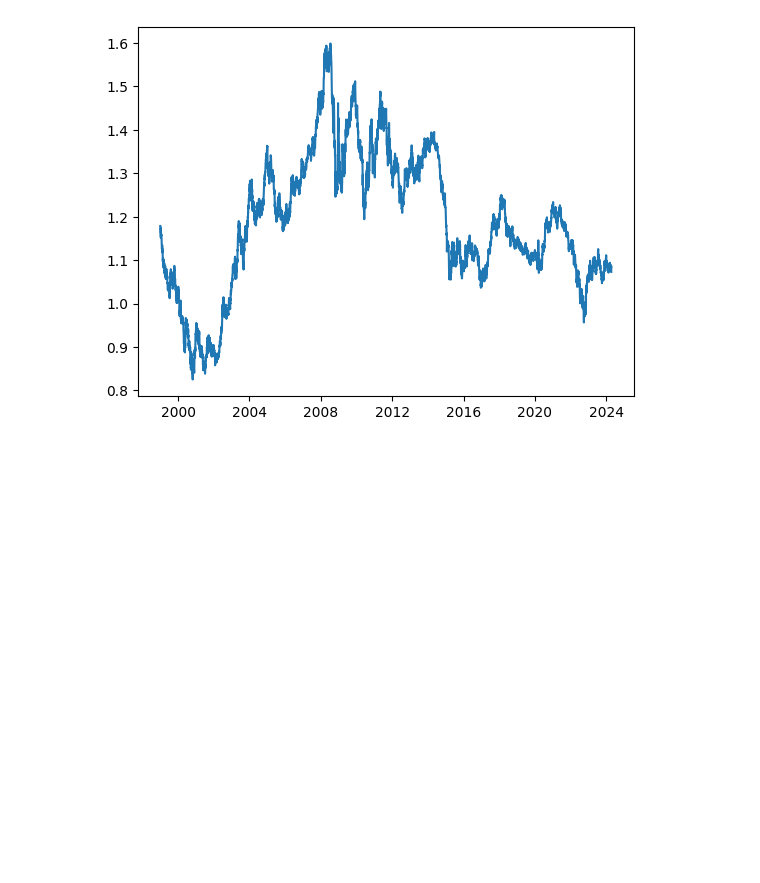
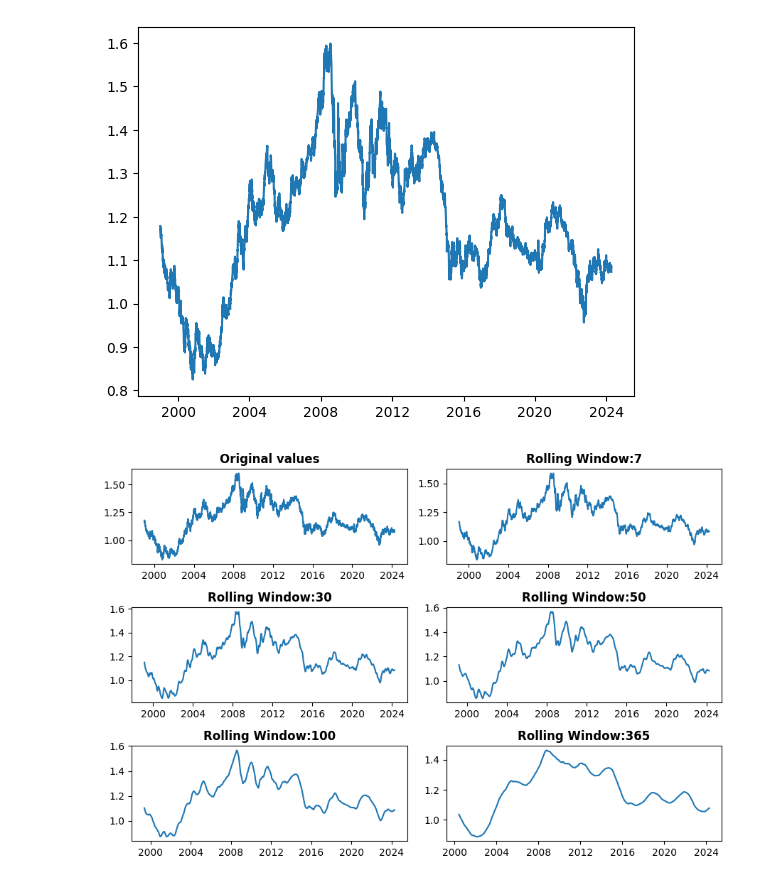
Before and after one commit to dancanyego/Data-Visualization-on-Exchange-Rates, a Jupyter notebook: Data Visualization on Exchange Rates.ipynb, the cells around one changed output. Drawn from its saved outputs; the diff is of its cells as text; code cells hidden in the pictures; blank space fills up the shorter version.

Commit message:
rolling window

```diff
--- a/Data Visualization on Exchange Rates.ipynb
+++ b/Data Visualization on Exchange Rates.ipynb
@@ -90,3 +90,21 @@ plt.plot(euro_to_dollar['Time'],
 plt.show()
 # %% [output]
 [figure]
+# %%
+plt.figure(figsize=(9,6))
+
+plt.subplot(3,2,1)
+plt.plot(euro_to_dollar['Time'], euro_to_dollar['US_dollar'])
+plt.title('Original values', weight='bold')
+
+for i, rolling_mean in zip([2, 3, 4, 5, 6],
+                           [7, 30, 50, 100, 365]):
+    plt.subplot(3,2,i)
+    plt.plot(euro_to_dollar['Time'],
+             euro_to_dollar['US_dollar'].rolling(rolling_mean).mean())
+    plt.title('Rolling Window:' + str(rolling_mean), weight='bold')
+
+plt.tight_layout() # Auto-adjusts the padding between subplots
+plt.show()
+# %% [output]
+[figure, added]
```
